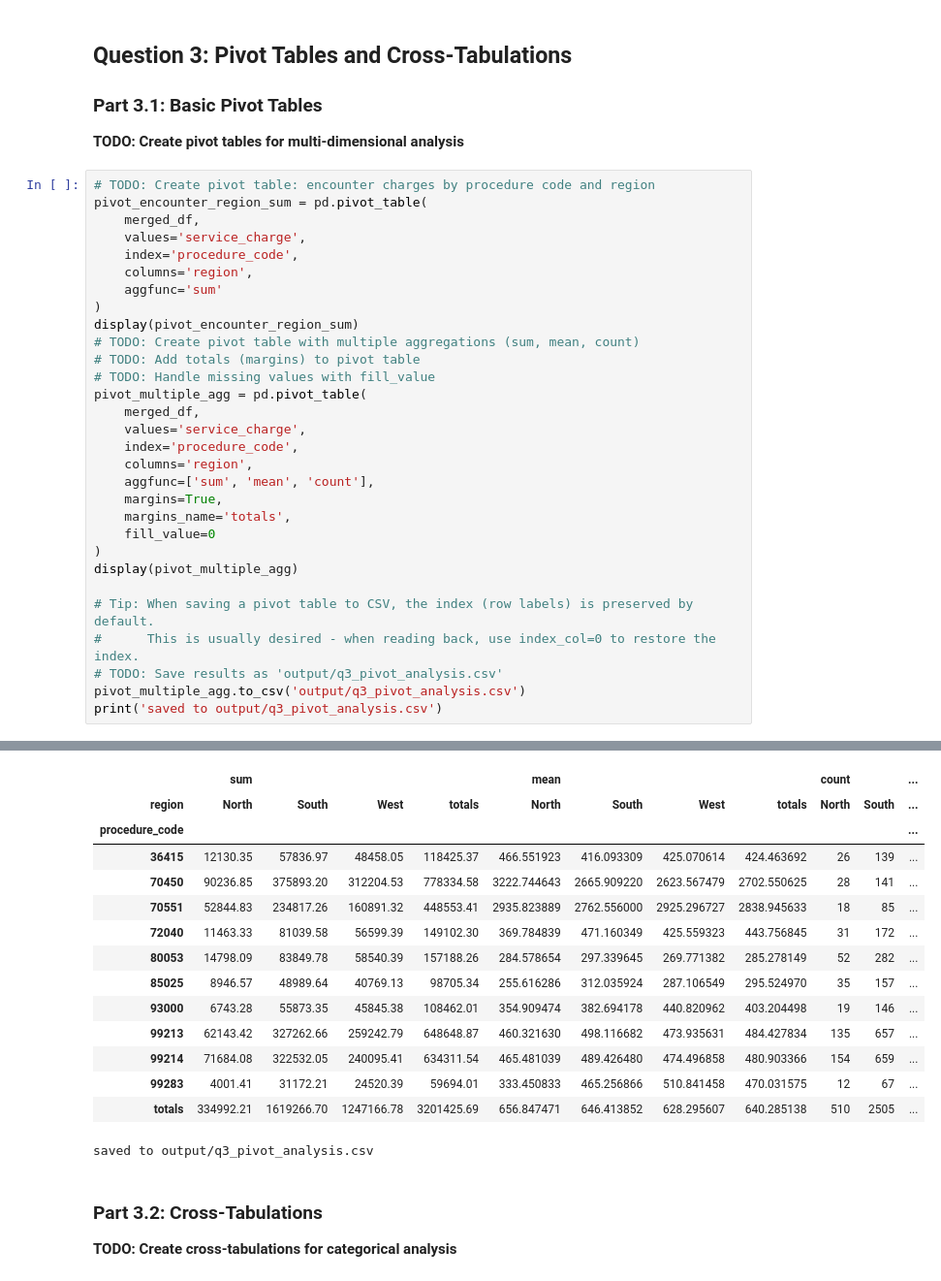
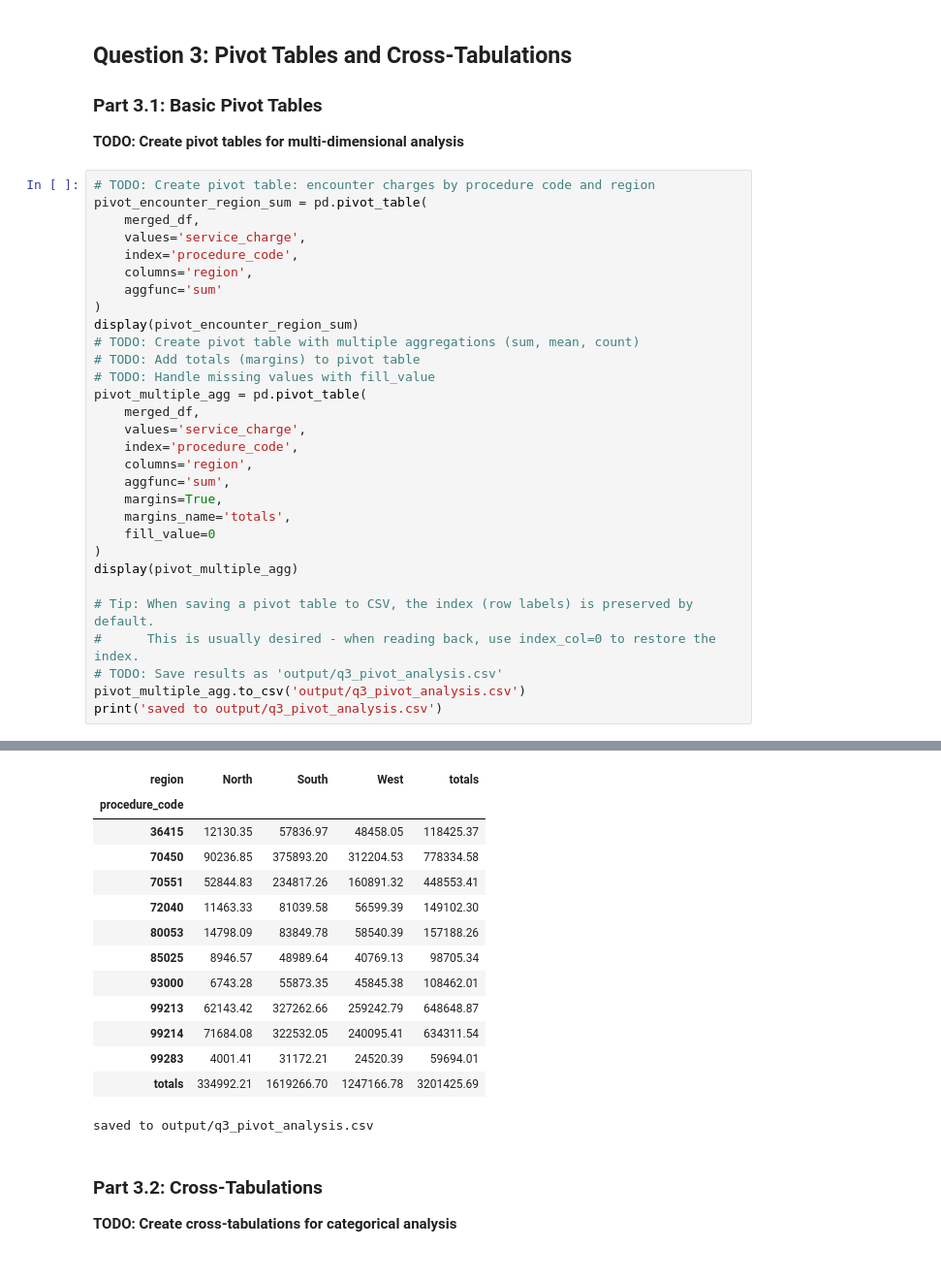
Before and after one commit to UCSF-DataSci/ds217-08-group-filter-and-flow-jack-neary, a Jupyter notebook: assignment.ipynb, the cells around one changed output, grey strips where cells are left out. Shown: that part at 97% size. Drawn from its saved outputs; the diff is of its cells as text.

Commit message:
fixed q3 pivot table numeric values

```diff
--- a/assignment.ipynb
+++ b/assignment.ipynb
@@ -388,48 +388,47 @@ display(pivot_encounter_region_sum)
 # TODO: Handle missing values with fill_value
 pivot_multiple_agg = pd.pivot_table(
     merged_df,
     values='service_charge',
     index='procedure_code',
     columns='region',
-    aggfunc=['sum', 'mean', 'count'],
+    aggfunc='sum',
     margins=True,
     margins_name='totals',
     fill_value=0
 )
 display(pivot_multiple_agg)
 
 # Tip: When saving a pivot table to CSV, the index (row labels) is preserved by default.
 #      This is usually desired - when reading back, use index_col=0 to restore the index.
 # TODO: Save results as 'output/q3_pivot_analysis.csv'
 pivot_multiple_agg.to_csv('output/q3_pivot_analysis.csv')
 print('saved to output/q3_pivot_analysis.csv')
 # %% [output]
 | region | North | South | West |
 | procedure_code |  |  |  |
 | 36415 | 12130.35 | 57836.97 | 48458.05 |
 | 70450 | 90236.85 | 375893.20 | 312204.53 |
 | 70551 | 52844.83 | 234817.26 | 160891.32 |
 | 72040 | 11463.33 | 81039.58 | 56599.39 |
 | 80053 | 14798.09 | 83849.78 | 58540.39 |
 | 85025 | 8946.57 | 48989.64 | 40769.13 |
 | 93000 | 6743.28 | 55873.35 | 45845.38 |
 | 99213 | 62143.42 | 327262.66 | 259242.79 |
 | 99214 | 71684.08 | 322532.05 | 240095.41 |
 | 99283 | 4001.41 | 31172.21 | 24520.39 |
-|  | sum |  |  |  | mean |  |  |  | count |  | ... |
-| region | North | South | West | totals | North | South | West | totals | North | South | ... |
-| procedure_code |  |  |  |  |  |  |  |  |  |  | ... |
-| 36415 | 12130.35 | 57836.97 | 48458.05 | 118425.37 | 466.551923 | 416.093309 | 425.070614 | 424.463692 | 26 | 139 | ... |
-| 70450 | 90236.85 | 375893.20 | 312204.53 | 778334.58 | 3222.744643 | 2665.909220 | 2623.567479 | 2702.550625 | 28 | 141 | ... |
-| 70551 | 52844.83 | 234817.26 | 160891.32 | 448553.41 | 2935.823889 | 2762.556000 | 2925.296727 | 2838.945633 | 18 | 85 | ... |
-| 72040 | 11463.33 | 81039.58 | 56599.39 | 149102.30 | 369.784839 | 471.160349 | 425.559323 | 443.756845 | 31 | 172 | ... |
-| 80053 | 14798.09 | 83849.78 | 58540.39 | 157188.26 | 284.578654 | 297.339645 | 269.771382 | 285.278149 | 52 | 282 | ... |
-| 85025 | 8946.57 | 48989.64 | 40769.13 | 98705.34 | 255.616286 | 312.035924 | 287.106549 | 295.524970 | 35 | 157 | ... |
-| 93000 | 6743.28 | 55873.35 | 45845.38 | 108462.01 | 354.909474 | 382.694178 | 440.820962 | 403.204498 | 19 | 146 | ... |
-| 99213 | 62143.42 | 327262.66 | 259242.79 | 648648.87 | 460.321630 | 498.116682 | 473.935631 | 484.427834 | 135 | 657 | ... |
-| 99214 | 71684.08 | 322532.05 | 240095.41 | 634311.54 | 465.481039 | 489.426480 | 474.496858 | 480.903366 | 154 | 659 | ... |
-| 99283 | 4001.41 | 31172.21 | 24520.39 | 59694.01 | 333.450833 | 465.256866 | 510.841458 | 470.031575 | 12 | 67 | ... |
-| totals | 334992.21 | 1619266.70 | 1247166.78 | 3201425.69 | 656.847471 | 646.413852 | 628.295607 | 640.285138 | 510 | 2505 | ... |
+| region | North | South | West | totals |
+| procedure_code |  |  |  |  |
+| 36415 | 12130.35 | 57836.97 | 48458.05 | 118425.37 |
+| 70450 | 90236.85 | 375893.20 | 312204.53 | 778334.58 |
+| 70551 | 52844.83 | 234817.26 | 160891.32 | 448553.41 |
+| 72040 | 11463.33 | 81039.58 | 56599.39 | 149102.30 |
+| 80053 | 14798.09 | 83849.78 | 58540.39 | 157188.26 |
+| 85025 | 8946.57 | 48989.64 | 40769.13 | 98705.34 |
+| 93000 | 6743.28 | 55873.35 | 45845.38 | 108462.01 |
+| 99213 | 62143.42 | 327262.66 | 259242.79 | 648648.87 |
+| 99214 | 71684.08 | 322532.05 | 240095.41 | 634311.54 |
+| 99283 | 4001.41 | 31172.21 | 24520.39 | 59694.01 |
+| totals | 334992.21 | 1619266.70 | 1247166.78 | 3201425.69 |
 saved to output/q3_pivot_analysis.csv
 # %% [markdown]
 ### Part 3.2: Cross-Tabulations
```
Also changed, not shown: 1 other file.
